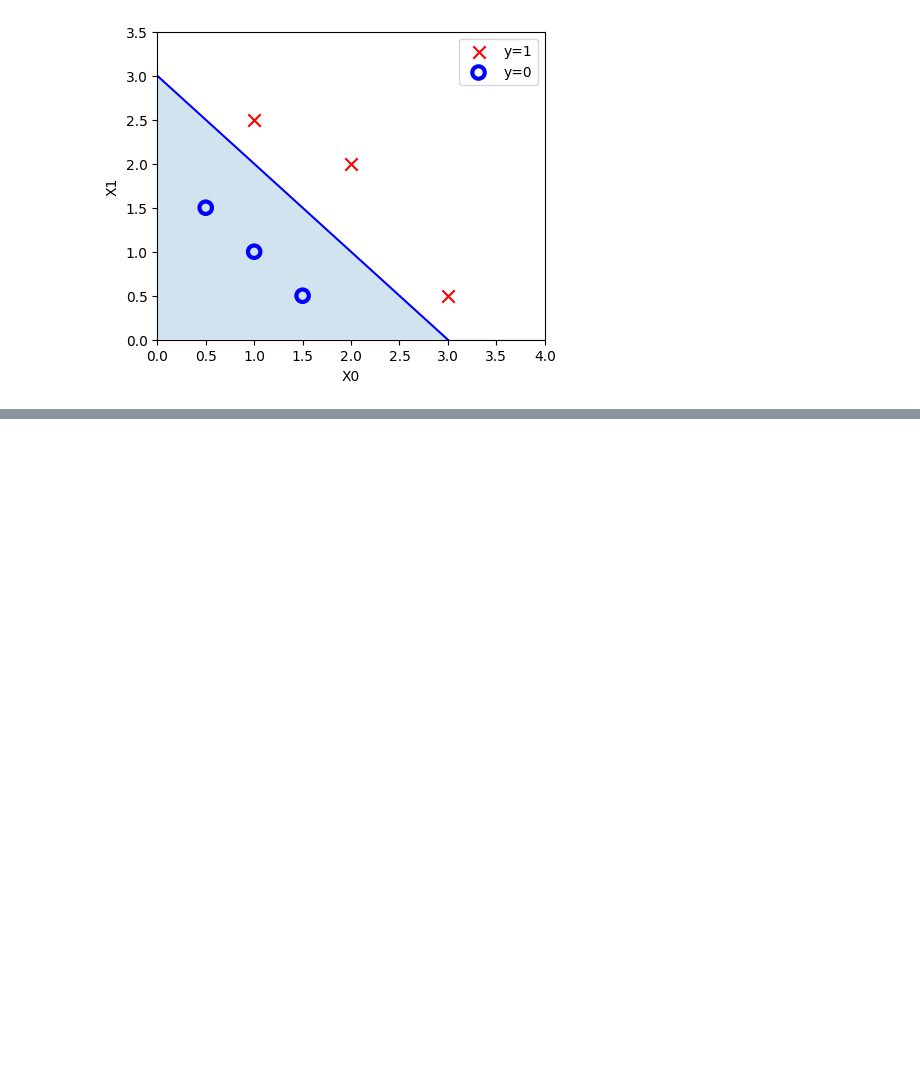
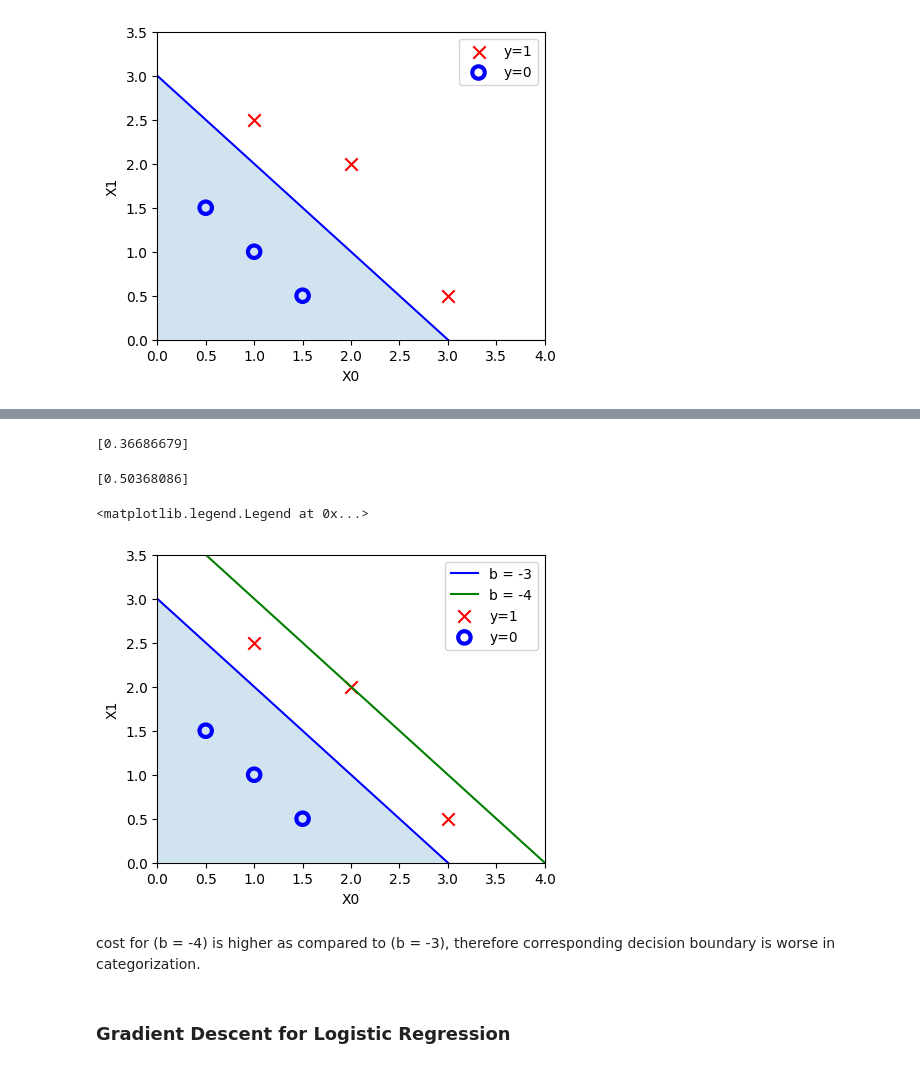
Before and after one commit to crazypanda123/Machine-Learning-Specialization, a Jupyter notebook: Course 1 - Supervised Machine Learning- Regression and Classification/test_C1.ipynb, the cells around one changed output, grey strips where cells are left out. Drawn from its saved outputs; the diff is of its cells as text; code cells hidden in the pictures; blank space fills up the shorter version.

```diff
--- a/Course 1 - Supervised Machine Learning- Regression and Classification/test_C1.ipynb
+++ b/Course 1 - Supervised Machine Learning- Regression and Classification/test_C1.ipynb
@@ -827,0 +872,55 @@ ax.legend(loc=loc)
+# %%
+# cost with b = -3
+w_tmp = np.array([1,1])
+b_tmp = -3
+print(compute_cost_logistic(X, y, w_tmp, b_tmp))
+# %% [output]
+[0.36686679]
+# %%
+# cost with b = -4
+w_tmp = np.array([1,1])
+b_tmp = -4
+print(compute_cost_logistic(X, y, w_tmp, b_tmp))
+# %% [output]
+[0.50368086]
+# %%
+# Choose values between 0 and 6
+x0 = np.arange(0,6)
+
+x1 = 3 - x0
+x2 = 4 - x0
+fig,ax = plt.subplots(1,1,figsize=(5,4))
+
+# Plot the decision boundary for b = -3
+ax.plot(x0,x1, c="b", label = 'b = -3')
+# Plot the decision boundary for b = -4
+ax.plot(x0,x2, c="g", label = 'b = -4')
+
+ax.axis([0, 4, 0, 3.5])
+
+# Fill the region below the line
+ax.fill_between(x0,x1, alpha=0.2)
+
+# Plot the original data
+pos = y == 1
+neg = y == 0
+pos = pos.reshape(-1,)  #work with 1D or 1D y vectors
+neg = neg.reshape(-1,)
+pos_label = "y=1"
+neg_label = "y=0"
+s = 80
+loc = 'best'
+
+# Plot examples
+ax.scatter(X[pos, 0], X[pos, 1], marker='x', s=s, c = 'red', label=pos_label)
+ax.scatter(X[neg, 0], X[neg, 1], marker='o', s=s, label=neg_label, facecolors='none', edgecolors='blue', lw=3)
+ax.set_ylabel('X1')
+ax.set_xlabel('X0')
+ax.legend(loc=loc)
+# %% [output]
+<matplotlib.legend.Legend at 0x...>
+[figure, added]
+# %% [markdown]
+cost for (b = -4) is higher as compared to (b = -3), therefore corresponding decision boundary is worse in categorization.
+# %% [markdown]
+### Gradient Descent for Logistic Regression
```
Also changed, not shown: parts of 22 cells of this notebook, 2 other files.
